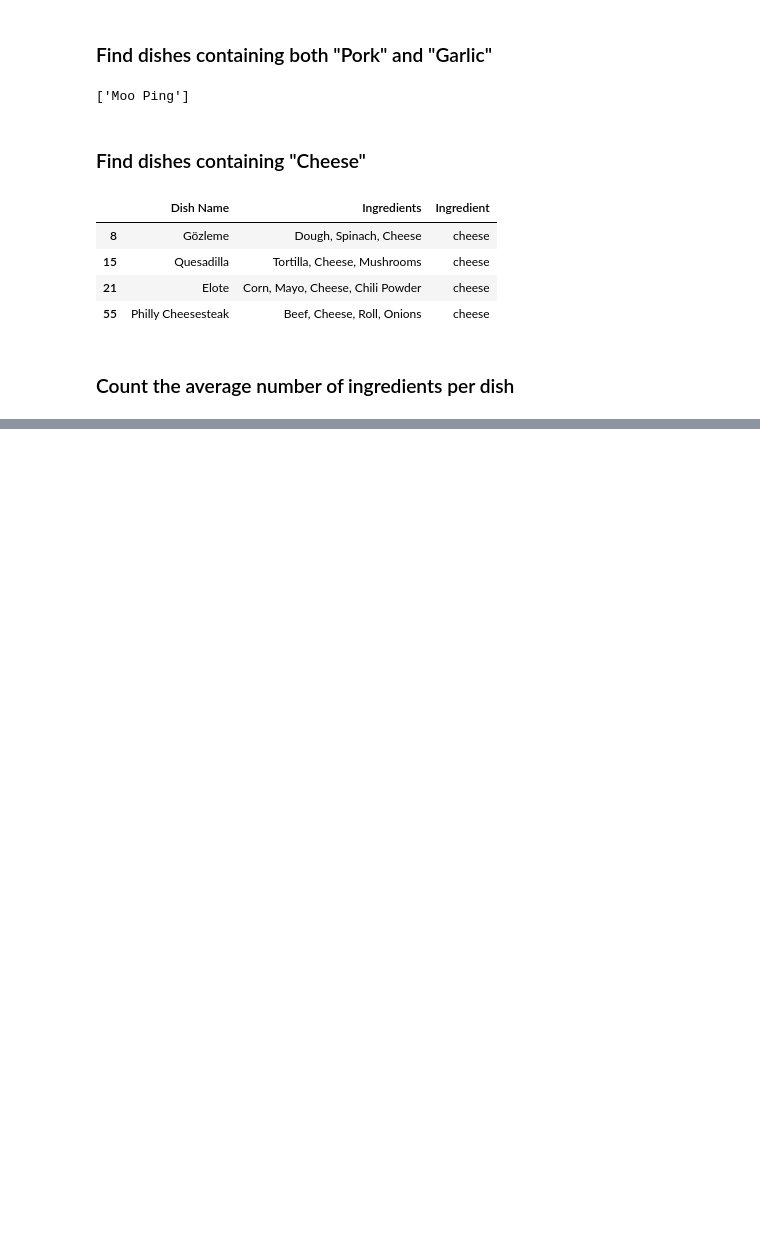
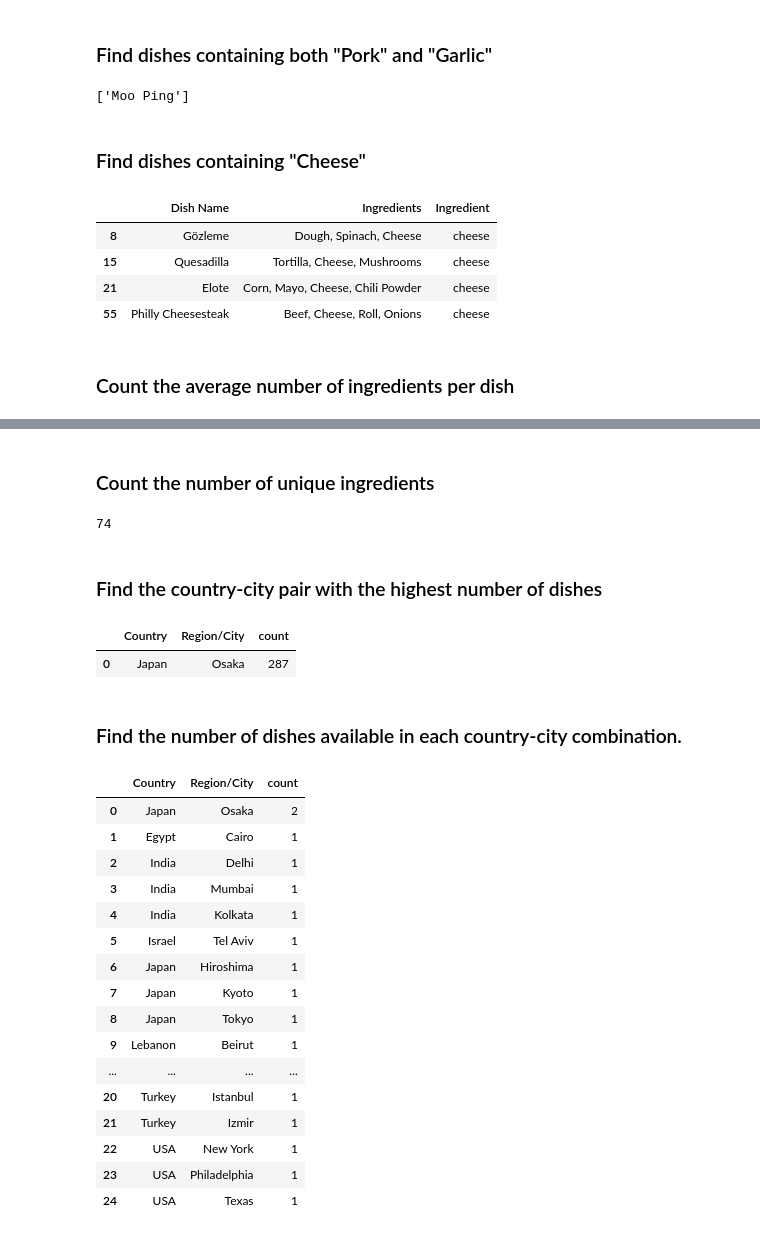
Before and after one commit to ushasrisetti24/Python-Practice, a Jupyter notebook: Street Food Analysis/Street food dataset.ipynb, the cells around one changed output, grey strips where cells are left out. Drawn from its saved outputs; the diff is of its cells as text; code cells hidden in the pictures; blank space fills up the shorter version.

```diff
--- a/Street Food Analysis/Street food dataset.ipynb
+++ b/Street Food Analysis/Street food dataset.ipynb
@@ -778,0 +851,48 @@ np.float64(646.56)
+# %% [markdown]
+### Count the number of unique ingredients
+# %%
+new_df= (df[["Ingredients"]]
+         .assign(Ingredient=lambda x:x["Ingredients"].str.split(","))
+         .explode("Ingredient")
+         ["Ingredient"]
+         .nunique())
+display(new_df)
+# %% [output]
+74
+# %% [markdown]
+### Find the country-city pair with the highest number of dishes
+# %%
+new_df = (df[["Country", "Region/City", "Dish Name"]]
+          .groupby(["Country","Region/City"])["Dish Name"].count()
+          .reset_index(name= "count")
+          .sort_values(by="count", ascending=False).reset_index(drop=True).head(1))
+display(new_df)
+# %% [output]
+|  | Country | Region/City | count |
+| 0 | Japan | Osaka | 287 |
+# %% [markdown]
+### Find the number of dishes available in each country-city combination.
+# %%
+new_df = (df[["Country", "Region/City", "Dish Name"]]
+          .groupby(["Country","Region/City"])["Dish Name"].nunique()
+          .reset_index(name= "count")
+          .sort_values(by="count", ascending=False).reset_index(drop=True))
+display(new_df)
+# %% [output]
+|  | Country | Region/City | count |
+| 0 | Japan | Osaka | 2 |
+| 1 | Egypt | Cairo | 1 |
+| 2 | India | Delhi | 1 |
+| 3 | India | Mumbai | 1 |
+| 4 | India | Kolkata | 1 |
+| 5 | Israel | Tel Aviv | 1 |
+| 6 | Japan | Hiroshima | 1 |
+| 7 | Japan | Kyoto | 1 |
+| 8 | Japan | Tokyo | 1 |
+| 9 | Lebanon | Beirut | 1 |
+| ... | ... | ... | ... |
+| 20 | Turkey | Istanbul | 1 |
+| 21 | Turkey | Izmir | 1 |
+| 22 | USA | New York | 1 |
+| 23 | USA | Philadelphia | 1 |
+| 24 | USA | Texas | 1 |
```
Also changed, not shown: parts of 12 cells of this notebook, 1 other file.
